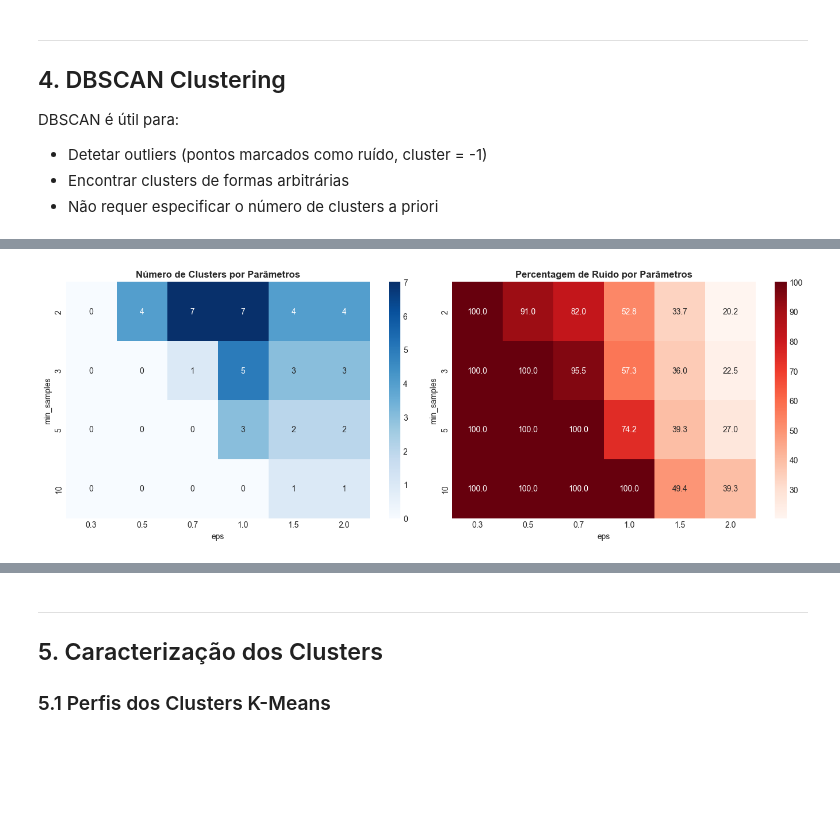
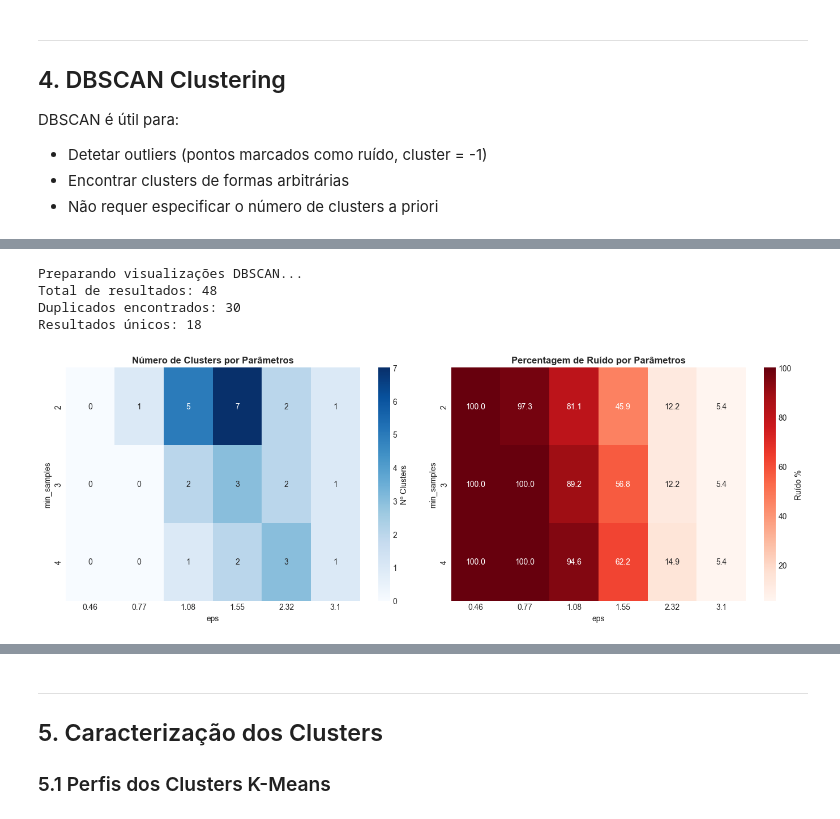
Before and after one commit to y0c0ms/IAA_MEI25, a Jupyter notebook: ProjetoFinal/03_clustering_kmeans_dbscan.ipynb, the cells around one changed output, grey strips where cells are left out. Cells and saved outputs as stored; diff of their text form; code cells hidden in the pictures; blank space fills up the shorter version.

```diff
--- a/ProjetoFinal/03_clustering_kmeans_dbscan.ipynb
+++ b/ProjetoFinal/03_clustering_kmeans_dbscan.ipynb
@@ -1281,25 +1596,51 @@ DBSCAN - Experimentação de parâmetros (dados normalizados):
 # %%
 # Visualizar resultados DBSCAN
+# CORREÇÃO: Remover duplicados antes de fazer pivot
+print("Preparando visualizações DBSCAN...")
+print(f"Total de resultados: {len(dbscan_df)}")
+print(f"Duplicados encontrados: {dbscan_df.duplicated(subset=['eps', 'min_samples']).sum()}")
+
+# Remover duplicados (manter o primeiro)
+dbscan_df_unique = dbscan_df.drop_duplicates(subset=['eps', 'min_samples'], keep='first')
+print(f"Resultados únicos: {len(dbscan_df_unique)}")
+
 fig, axes = plt.subplots(1, 2, figsize=(14, 5))
 
 # Heatmap de número de clusters
-pivot_clusters = dbscan_df.pivot(index='min_samples', columns='eps', values='n_clusters')
-ax1 = axes[0]
-sns.heatmap(pivot_clusters, annot=True, fmt='d', cmap='Blues', ax=ax1)
-ax1.set_title('Número de Clusters por Parâmetros', fontsize=12, fontweight='bold')
-ax1.set_xlabel('eps')
-ax1.set_ylabel('min_samples')
+try:
+    pivot_clusters = dbscan_df_unique.pivot(index='min_samples', columns='eps', values='n_clusters')
+    ax1 = axes[0]
+    sns.heatmap(pivot_clusters, annot=True, fmt='d', cmap='Blues', ax=ax1, cbar_kws={'label': 'Nº Clusters'})
+    ax1.set_title('Número de Clusters por Parâmetros', fontsize=12, fontweight='bold')
+    ax1.set_xlabel('eps')
+    ax1.set_ylabel('min_samples')
+except Exception as e:
+    print(f"⚠️  Erro ao criar heatmap de clusters: {e}")
+    axes[0].text(0.5, 0.5, 'Erro ao criar visualização', ha='center', va='center')
+    axes[0].set_title('Número de Clusters (erro)', fontsize=12)
 
 # Heatmap de percentagem de ruído
-pivot_noise = dbscan_df.pivot(index='min_samples', columns='eps', values='noise_pct')
-ax2 = axes[1]
-sns.heatmap(pivot_noise, annot=True, fmt='.1f', cmap='Reds', ax=ax2)
-ax2.set_title('Percentagem de Ruído por Parâmetros', fontsize=12, fontweight='bold')
-ax2.set_xlabel('eps')
-ax2.set_ylabel('min_samples')
+try:
+    pivot_noise = dbscan_df_unique.pivot(index='min_samples', columns='eps', values='noise_pct')
+    ax2 = axes[1]
+    sns.heatmap(pivot_noise, annot=True, fmt='.1f', cmap='Reds', ax=ax2, cbar_kws={'label': 'Ruído %'})
+    ax2.set_title('Percentagem de Ruído por Parâmetros', fontsize=12, fontweight='bold')
+    ax2.set_xlabel('eps')
+    ax2.set_ylabel('min_samples')
+except Exception as e:
+    print(f"⚠️  Erro ao criar heatmap de ruído: {e}")
+    axes[1].text(0.5, 0.5, 'Erro ao criar visualização', ha='center', va='center')
+    axes[1].set_title('Percentagem de Ruído (erro)', fontsize=12)
 
 plt.tight_layout()
 plt.show()
+
+# Atualizar dbscan_df para usar versão sem duplicados
+dbscan_df = dbscan_df_unique
 # %% [output]
+Preparando visualizações DBSCAN...
+Total de resultados: 48
+Duplicados encontrados: 30
+Resultados únicos: 18
-[figure, old version]
+[figure, new version]
 # %%
```
Also changed, not shown: parts of 34 cells of this notebook, 17 other files.
